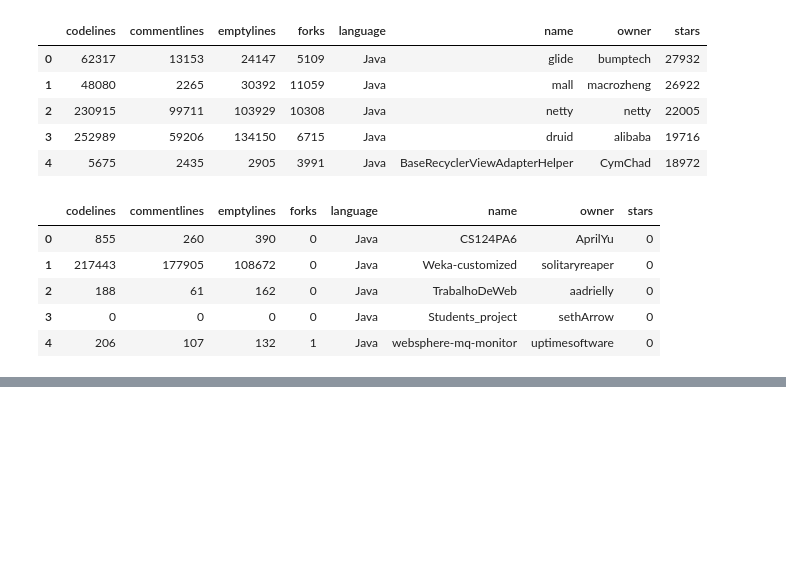
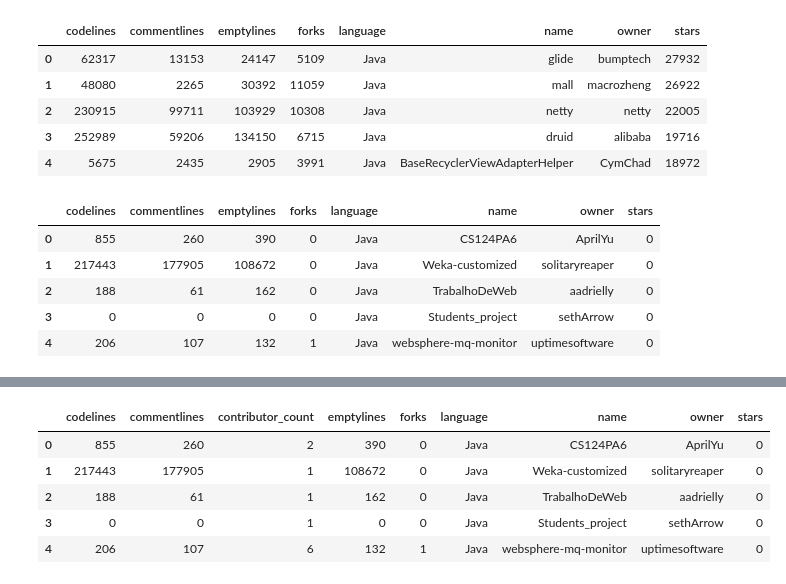
Before and after one commit to davedscl/AdvancedMethodsSe, a Jupyter notebook: evaluation.ipynb, the cells around one changed output, grey strips where cells are left out. Cells and saved outputs as stored; diff of their text form; code cells hidden in the pictures; blank space fills up the shorter version.

```diff
--- a/evaluation.ipynb
+++ b/evaluation.ipynb
@@ -268,0 +308,10 @@ java_comment = np.concatenate((df_java_best['commentlines'].values, df_java_wors
+# %%
+cont_java_worst = pd.read_json ('contr_java_worst.json')
+cont_java_worst.head()
+# %% [output]
+|  | codelines | commentlines | contributor_count | emptylines | forks | language | name | owner | stars |
+| 0 | 855 | 260 | 2 | 390 | 0 | Java | CS124PA6 | AprilYu | 0 |
+| 1 | 217443 | 177905 | 1 | 108672 | 0 | Java | Weka-customized | solitaryreaper | 0 |
+| 2 | 188 | 61 | 1 | 162 | 0 | Java | TrabalhoDeWeb | aadrielly | 0 |
+| 3 | 0 | 0 | 1 | 0 | 0 | Java | Students_project | sethArrow | 0 |
+| 4 | 206 | 107 | 6 | 132 | 1 | Java | websphere-mq-monitor | uptimesoftware | 0 |
```
Also changed, not shown: parts of 13 cells of this notebook.
